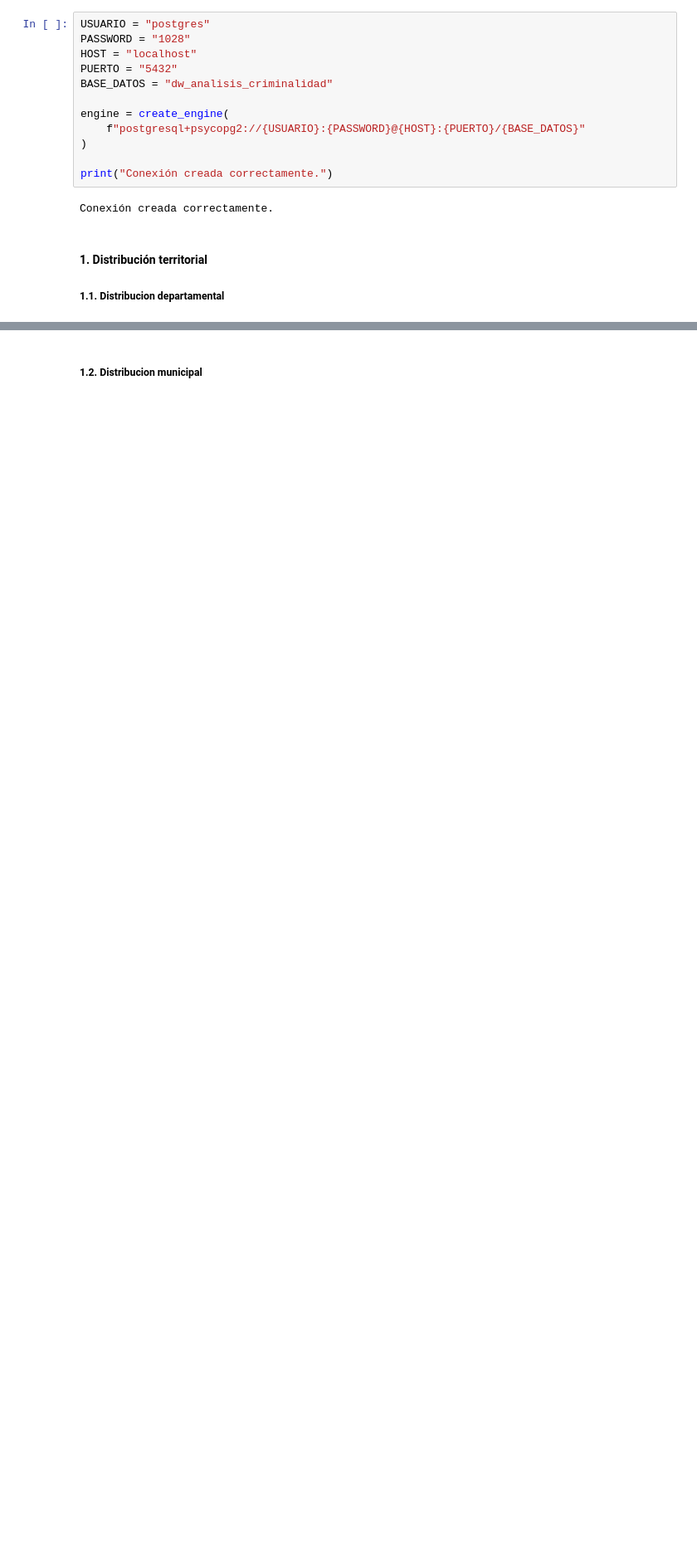
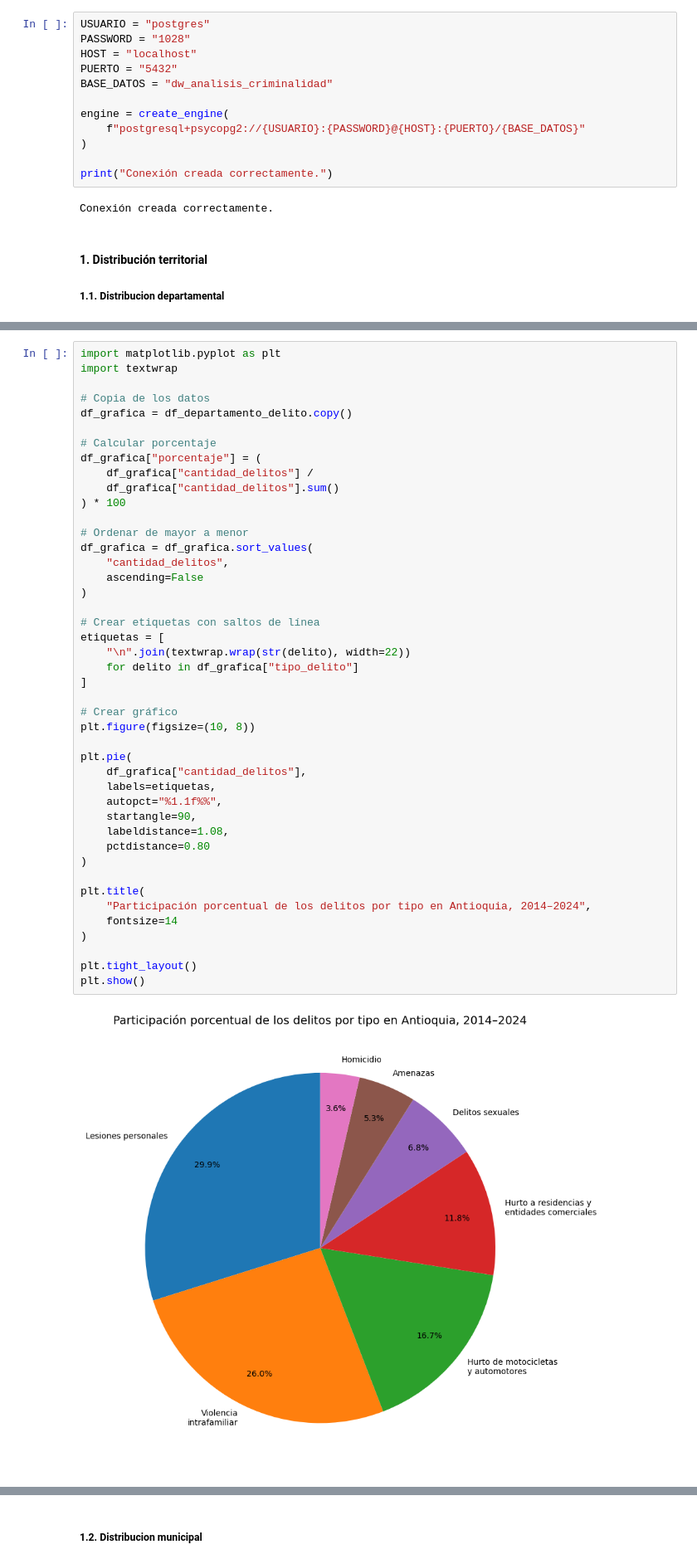
Before and after one commit to SaraBalbin/DW_Analisis_Criminalidad_Colombia, a Jupyter notebook: 04_Analisis_exploratorio.ipynb, the cells around one changed output, grey strips where cells are left out. Shown at 83% size. Drawn from its saved outputs; the diff is of its cells as text; blank space fills up the shorter version.

```diff
--- a/04_Analisis_exploratorio.ipynb
+++ b/04_Analisis_exploratorio.ipynb
@@ -208,0 +114,46 @@ tabla_porcentajes
+# %%
+import matplotlib.pyplot as plt
+import textwrap
+
+# Copia de los datos
+df_grafica = df_departamento_delito.copy()
+
+# Calcular porcentaje
+df_grafica["porcentaje"] = (
+    df_grafica["cantidad_delitos"] /
+    df_grafica["cantidad_delitos"].sum()
+) * 100
+
+# Ordenar de mayor a menor
+df_grafica = df_grafica.sort_values(
+    "cantidad_delitos",
+    ascending=False
+)
+
+# Crear etiquetas con saltos de línea
+etiquetas = [
+    "\n".join(textwrap.wrap(str(delito), width=22))
+    for delito in df_grafica["tipo_delito"]
+]
+
+# Crear gráfico
+plt.figure(figsize=(10, 8))
+
+plt.pie(
+    df_grafica["cantidad_delitos"],
+    labels=etiquetas,
+    autopct="%1.1f%%",
+    startangle=90,
+    labeldistance=1.08,
+    pctdistance=0.80
+)
+
+plt.title(
+    "Participación porcentual de los delitos por tipo en Antioquia, 2014–2024",
+    fontsize=14
+)
+
+plt.tight_layout()
+plt.show()
+# %% [output]
+[figure, added]
```
Also changed, not shown: parts of 21 cells of this notebook, 2 other files.
